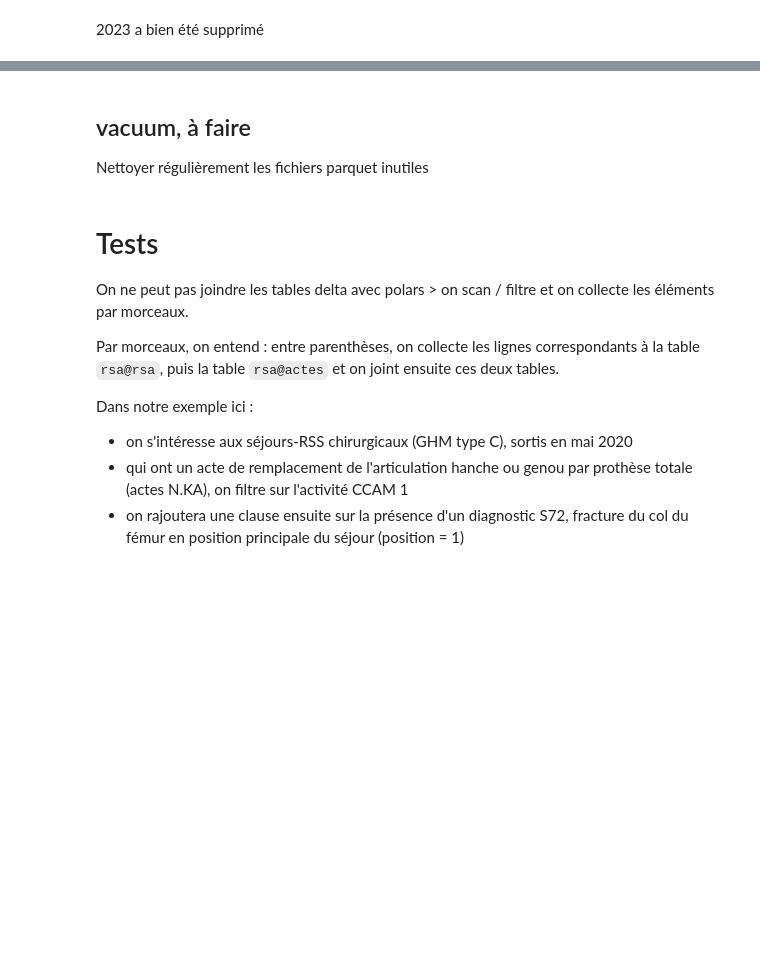
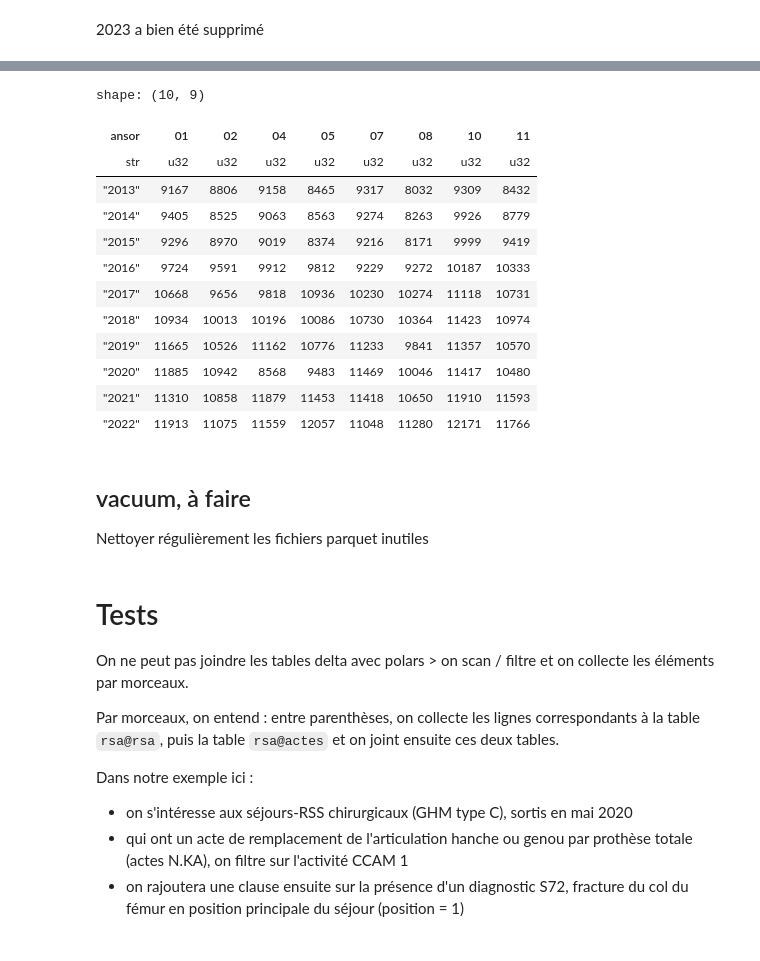
Before and after one commit to GuillaumePressiat/pmsi_rsa_for_deltalake, a Jupyter notebook: for_delta.ipynb, the cells around one changed output, grey strips where cells are left out. Cells and saved outputs as stored; diff of their text form; code cells hidden in the pictures; blank space fills up the shorter version.

```diff
--- a/for_delta.ipynb
+++ b/for_delta.ipynb
@@ -339,0 +403,4 @@ count_pivot_periode('rsa@rsa')
+# %%
+%%time
+count_pivot_periode('rsa@rsa')
+# %% [output]
@@ -340,3 +409,16 @@ count_pivot_periode('rsa@rsa')
+shape: (10, 9)
+| ansor | 01 | 02 | 04 | 05 | 07 | 08 | 10 | 11 |
+| str | u32 | u32 | u32 | u32 | u32 | u32 | u32 | u32 |
+| "2013" | 9167 | 8806 | 9158 | 8465 | 9317 | 8032 | 9309 | 8432 |
+| "2014" | 9405 | 8525 | 9063 | 8563 | 9274 | 8263 | 9926 | 8779 |
+| "2015" | 9296 | 8970 | 9019 | 8374 | 9216 | 8171 | 9999 | 9419 |
+| "2016" | 9724 | 9591 | 9912 | 9812 | 9229 | 9272 | 10187 | 10333 |
+| "2017" | 10668 | 9656 | 9818 | 10936 | 10230 | 10274 | 11118 | 10731 |
+| "2018" | 10934 | 10013 | 10196 | 10086 | 10730 | 10364 | 11423 | 10974 |
+| "2019" | 11665 | 10526 | 11162 | 10776 | 11233 | 9841 | 11357 | 10570 |
+| "2020" | 11885 | 10942 | 8568 | 9483 | 11469 | 10046 | 11417 | 10480 |
+| "2021" | 11310 | 10858 | 11879 | 11453 | 11418 | 10650 | 11910 | 11593 |
+| "2022" | 11913 | 11075 | 11559 | 12057 | 11048 | 11280 | 12171 | 11766 |
 # %% [markdown]
 ## vacuum, à faire
 
```
Also changed, not shown: parts of 25 cells of this notebook, 2 other files.
